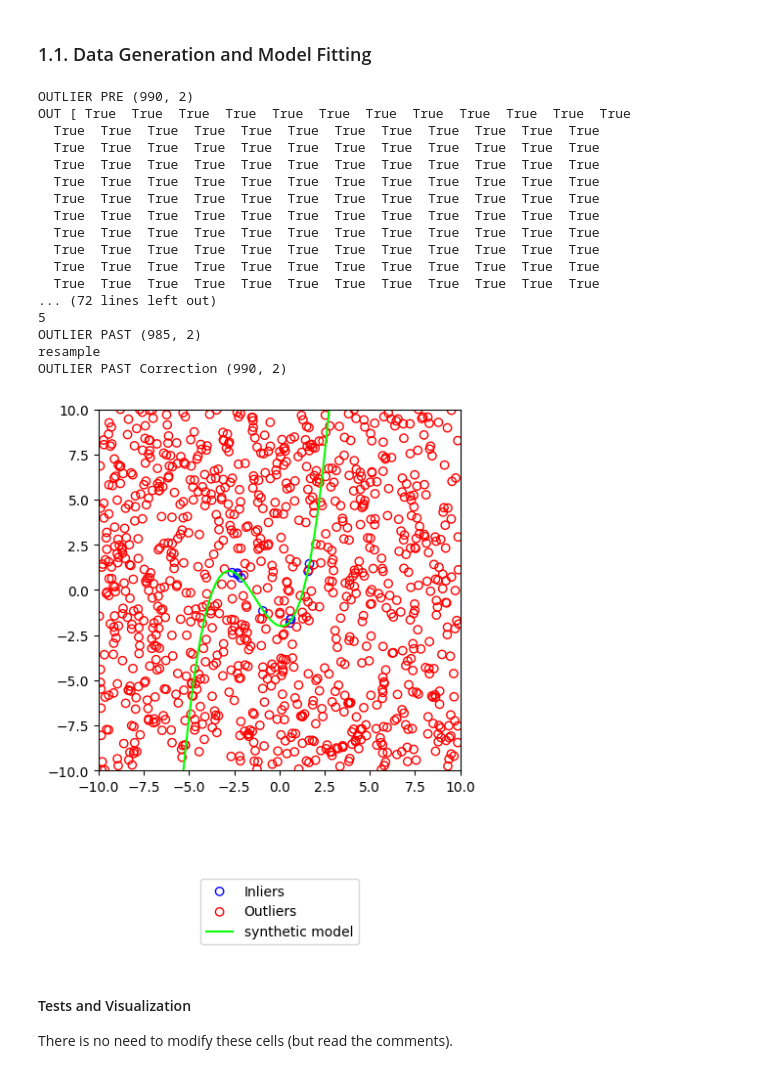
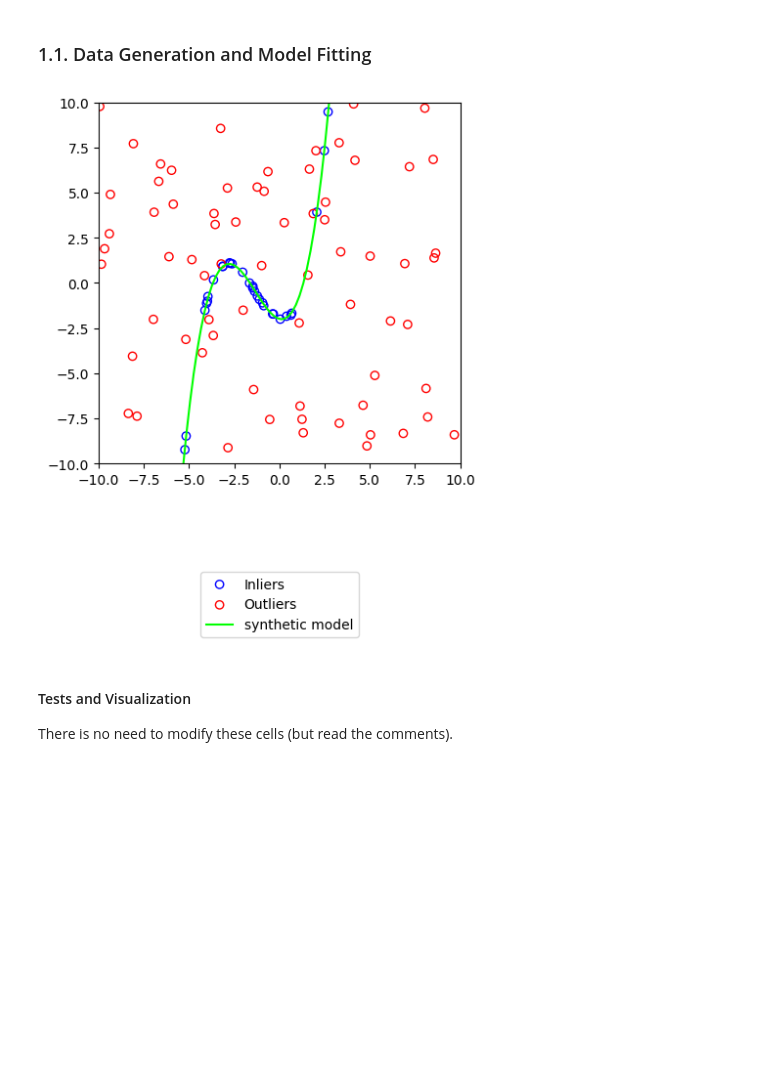
Before and after one commit to fatihoezdemir/MF2024-Exercise1, a Jupyter notebook: Exercise1.ipynb, the cells around one changed output. Saved outputs shown, nothing was run; the diff lists cells and outputs as text; code cells hidden in the pictures; blank space fills up the shorter version.

```diff
--- a/Exercise1.ipynb
+++ b/Exercise1.ipynb
@@ -24,7 +24,7 @@ np.random.seed(123)
 ## Part 1: RANSAC for circle fitting
 # %%
 # Default parameters
-N = 1000  # number of total points
+N = 100  # number of total points
 D = 10  # half-domain size
 tau = 0.1  # inlier distance threshold
 # %% [markdown]
@@ -48,13 +48,11 @@ class Polynomial:
         Returns - (N,1) array with their `y` coordinates
         """
         y = np.ones_like(x)
-
         # Use numpy vectorization!
         # START
         p = np.poly1d(np.flip(self._coefficients))
         y=p(x)
         # END
-
         return y
             # noise_vert=np.random.uniform(-0.1,0.1,x.shape)
 #
@@ -91,32 +89,22 @@ class Polynomial:
         outliers = np.random.uniform(-D, D, (n_outliers, 2))
 
         # print(n_outliers,n_inliers)
-        # TODO : Implement Task 1.1. Make use of `self.evaluate` and `self.is_inlier` for that
+        # Implement Task 1.1. Make use of `self.evaluate` and `self.is_inlier` for that
         # START
 
 # OUTLIERS
-        print("OUTLIER PRE",outliers.shape)
         is_outlier = ~self.is_inlier(outliers)
-        print("OUT" ,is_outlier)
         notoutlier=np.sum(~is_outlier)
-        print(notoutlier)
         outliers = outliers[is_outlier]
-        print("OUTLIER PAST",outliers.shape)
-
         if n_outliers!=outliers.shape[0]:
-            print("resample")
             outliers_resamp= np.random.uniform(-D, D, (n_outliers, 2))
             is_outlier_resamp = ~self.is_inlier(outliers_resamp)
             outliers_resamp=outliers_resamp[is_outlier_resamp]
-            # print(outliers_resamp[:2])
             outliers=np.concatenate((outliers,outliers_resamp[:notoutlier]),axis=0)
-        print("OUTLIER PAST Correction",outliers.shape)
-
 ## INLIERS
         noise_inlier= np.random.uniform(-0.1,0.1,inliers.shape[0])
         inliers_y = self.evaluate(inliers[:,0])+noise_inlier
         inliers = np.column_stack((inliers[:,0], inliers_y))
-        # print("isinlier",is_inlier)
         out_of_range = np.where(np.abs(inliers[:, 1]) > D)[0]
 
         while len(out_of_range)>0:
@@ -145,63 +133,67 @@ class Polynomial:
 
         coefficients = np.zeros(deg + 1)
 
-        # TODO : Compute the (N-1)th degree polynomial coefficients that goes through
+        # : Compute the (N-1)th degree polynomial coefficients that goes through
         #        all the `points` and fill `coefficients`
         # You do not need to handle singular cases - you can just return zeros
         # START
 
+        # coefficients = np.polyfit(points[:, 0], points[:, 1], deg)
+        X = np.vander(points[:, 0], deg + 1, increasing=True)
+        # Solve for the coefficients using least squares
+        Q, R = np.linalg.qr(X)
+        coefficients = np.linalg.solve(R, np.dot(Q.T, points[:, 1]))
 
         # END
 
         return Polynomial(coefficients)
 
 def plot_models(ax, inliers, outliers, synth_model: Polynomial, estimated_model: Optional[Polynomial] = None, title = None):
     ax.scatter(inliers[:, 0], inliers[:, 1], label="Inliers", c='none', edgecolors='blue')
     if outliers is not None:
         ax.scatter(outliers[:, 0], outliers[:, 1], label="Outliers", c='none', edgecolors='red')
 
     x = np.linspace(-10, 10, 100)[:, None]
     if estimated_model is not None:
         y = estimated_model.evaluate(x)
         ax.plot(x, y, color='black', label="estimated model")
 
     if title is not None:
         ax.set_title(title)
 
     y = synth_model.evaluate(x)
     ax.plot(x, y, color='lime', label='synthetic model')
 
     ax.set_ylim(bottom=-D, top=D)
     ax.set_xlim(left=-D, right=D)
     ax.set_aspect('equal')
     ax.legend(bbox_to_anchor=(0.5, -0.5), loc="lower center")
+        # print("OUTLIER PRE",outliers.shape)
+        # is_outlier = ~self.is_inlier(outliers)
+        # print("OUT" ,is_outlier)
+        # notoutlier=np.sum(~is_outlier)
+        # print(notoutlier)
+        # outliers = outliers[is_outlier]
+        # print("OUTLIER PAST",outliers.shape)
+
+        # if n_outliers!=outliers.shape[0]:
+        #     print("resample")
+        #     outliers_resamp= np.random.uniform(-D, D, (n_outliers, 2))
+        #     is_outlier_resamp = ~self.is_inlier(outliers_resamp)
+        #     outliers_resamp=outliers_resamp[is_outlier_resamp]
+        #     # print(outliers_resamp[:2])
+        #     outliers=np.concatenate((outliers,outliers_resamp[:notoutlier]),axis=0)
+        # print("OUTLIER PAST Correction",outliers.shape)
 
 # Plotting the ground truth inliers/outliers
 poly_a = Polynomial(np.array([-2, -0.25, 1, 0.25]))
-inliers, outliers = poly_a.generate_points(0.99)
+inliers, outliers = poly_a.generate_points(0.7)
 fig, ax = plt.subplots()
 plot_models(ax, inliers, outliers, poly_a)
 plt.show()
 plt.close(fig)
 # %% [output]
-OUTLIER PRE (990, 2)
-OUT [ True  True  True  True  True  True  True  True  True  True  True  True
-  True  True  True  True  True  True  True  True  True  True  True  True
-  True  True  True  True  True  True  True  True  True  True  True  True
-  True  True  True  True  True  True  True  True  True  True  True  True
-  True  True  True  True  True  True  True  True  True  True  True  True
-  True  True  True  True  True  True  True  True  True  True  True  True
-  True  True  True  True  True  True  True  True  True  True  True  True
-  True  True  True  True  True  True  True  True  True  True  True  True
-  True  True  True  True  True  True  True  True  True  True  True  True
-  True  True  True  True  True  True  True  True  True  True  True  True
-  True  True  True  True  True  True  True  True  True  True  True  True
-... (72 lines left out)
-5
-OUTLIER PAST (985, 2)
-resample
-OUTLIER PAST Correction (990, 2)
-[figure, old version]
+[figure, new version]
 # %% [markdown]
 #### Tests and Visualization
 
```
Also changed, not shown: parts of 17 cells of this notebook.
